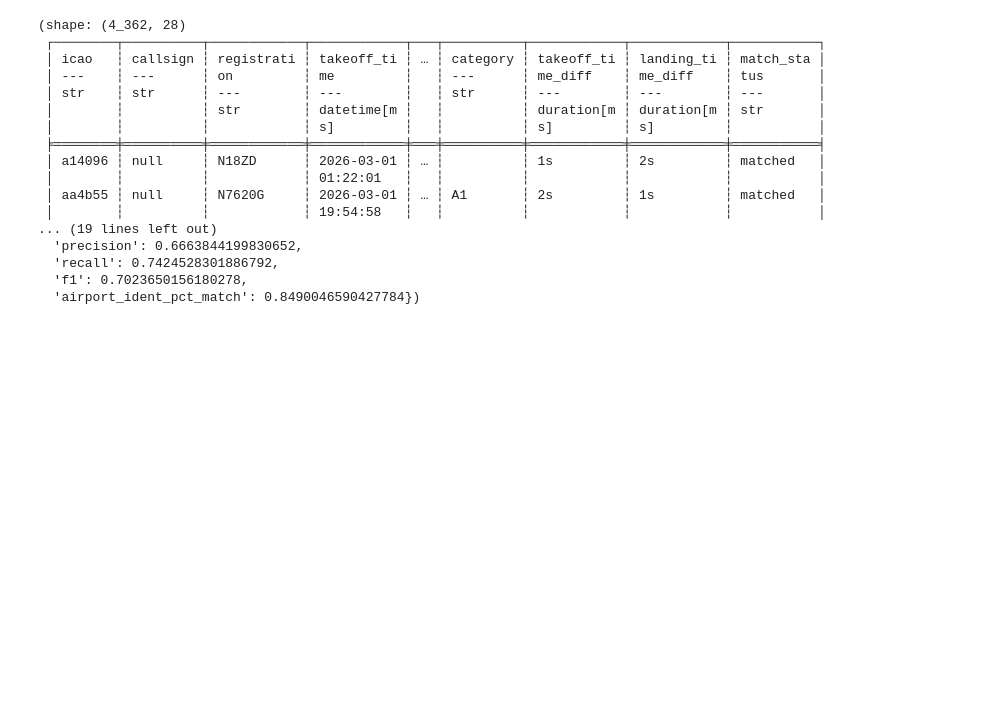
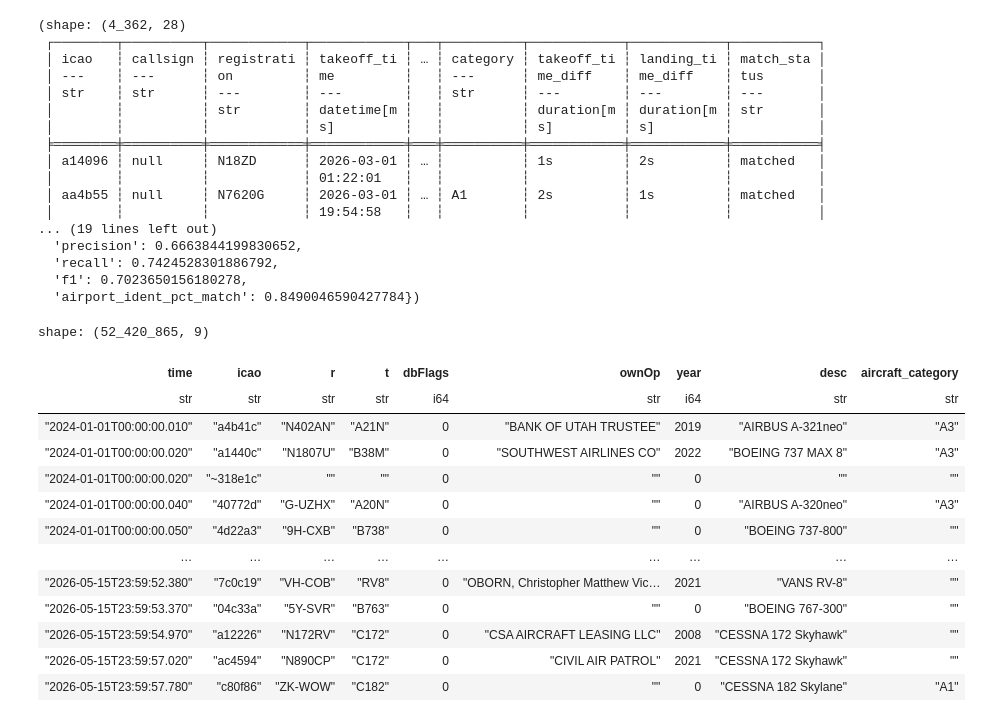
Before and after one commit to PlaneQuery/planequery-data, a Jupyter notebook: notebooks/flights/flights_matching.ipynb, the cells around one changed output. Cells and saved outputs as stored; diff of their text form; code cells hidden in the pictures; blank space fills up the shorter version.

```diff
--- a/notebooks/flights/flights_matching.ipynb
+++ b/notebooks/flights/flights_matching.ipynb
@@ -219,3 +219,22 @@ See https://github.com/pola-rs/polars/issues/22149 for more information.
   'recall': 0.7424528301886792,
   'f1': 0.7023650156180278,
   'airport_ident_pct_match': 0.8490046590427784})
+# %%
+import polars as pl
+df= pl.read_csv("/Volumes/T2-SSD/planequery/data/raw/openairframes/openairframes_adsb_2024-01-01_2026-05-15.csv")
+df
+# %% [output]
+shape: (52_420_865, 9)
+| time | icao | r | t | dbFlags | ownOp | year | desc | aircraft_category |
+| str | str | str | str | i64 | str | i64 | str | str |
+| "2024-01-01T00:00:00.010" | "a4b41c" | "N402AN" | "A21N" | 0 | "BANK OF UTAH TRUSTEE" | 2019 | "AIRBUS A-321neo" | "A3" |
+| "2024-01-01T00:00:00.020" | "a1440c" | "N1807U" | "B38M" | 0 | "SOUTHWEST AIRLINES CO" | 2022 | "BOEING 737 MAX 8" | "A3" |
+| "2024-01-01T00:00:00.020" | "~318e1c" | "" | "" | 0 | "" | 0 | "" | "" |
+| "2024-01-01T00:00:00.040" | "40772d" | "G-UZHX" | "A20N" | 0 | "" | 0 | "AIRBUS A-320neo" | "A3" |
+| "2024-01-01T00:00:00.050" | "4d22a3" | "9H-CXB" | "B738" | 0 | "" | 0 | "BOEING 737-800" | "" |
+| … | … | … | … | … | … | … | … | … |
+| "2026-05-15T23:59:52.380" | "7c0c19" | "VH-COB" | "RV8" | 0 | "OBORN, Christopher Matthew Vic… | 2021 | "VANS RV-8" | "" |
+| "2026-05-15T23:59:53.370" | "04c33a" | "5Y-SVR" | "B763" | 0 | "" | 0 | "BOEING 767-300" | "" |
+| "2026-05-15T23:59:54.970" | "a12226" | "N172RV" | "C172" | 0 | "CSA AIRCRAFT LEASING LLC" | 2008 | "CESSNA 172 Skyhawk" | "" |
+| "2026-05-15T23:59:57.020" | "ac4594" | "N890CP" | "C172" | 0 | "CIVIL AIR PATROL" | 2021 | "CESSNA 172 Skyhawk" | "" |
+| "2026-05-15T23:59:57.780" | "c80f86" | "ZK-WOW" | "C182" | 0 | "" | 0 | "CESSNA 182 Skylane" | "A1" |
```
Also changed, not shown: parts of 2 cells of this notebook, 1 other file.
